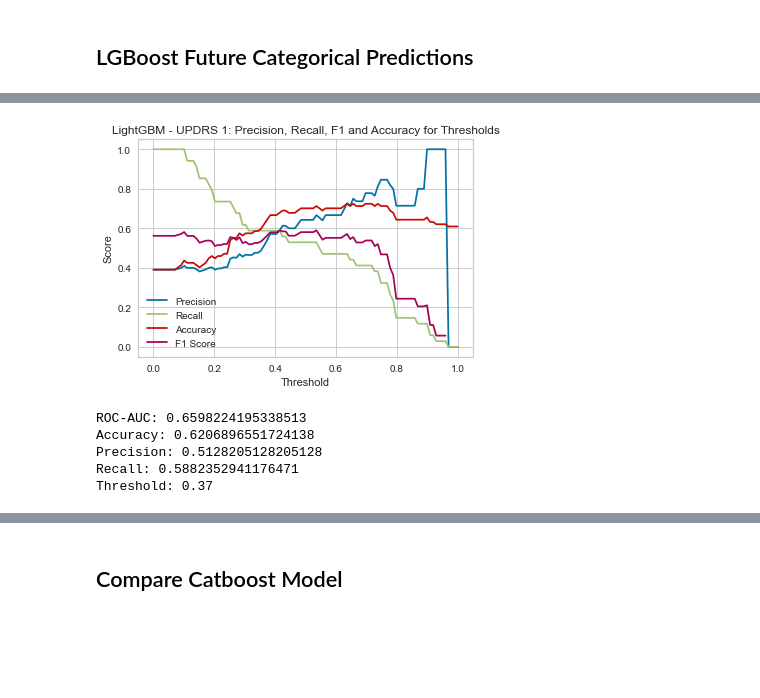
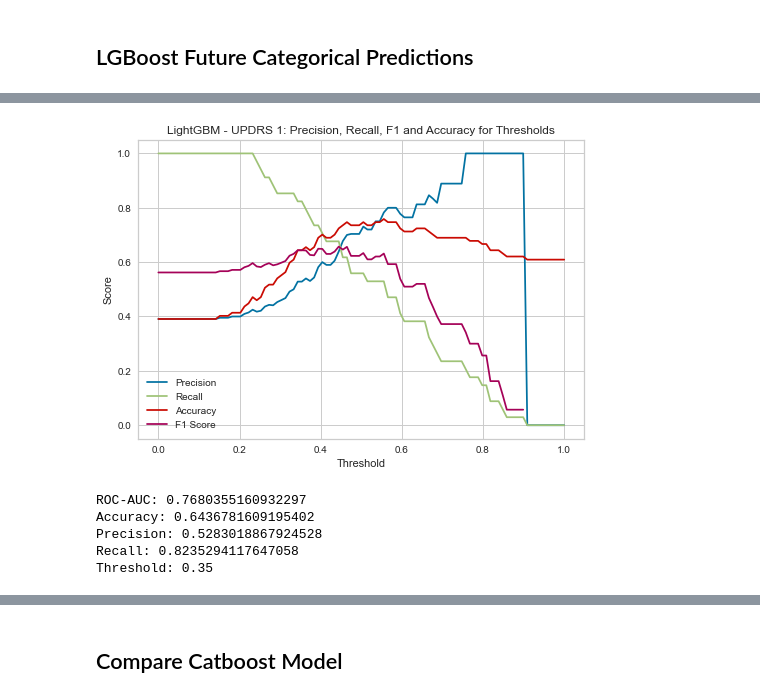
Before and after one commit to dagartga/Boosted-Models-for-Parkinsons-Prediction, a Jupyter notebook: parkinsons_1/notebooks/Compare_medication_SMOTE_1yr_Models.ipynb, the cells around one changed output, grey strips where cells are left out. Drawn from its saved outputs; the diff is of its cells as text; code cells hidden in the pictures; blank space fills up the shorter version.

```diff
--- a/parkinsons_1/notebooks/Compare_medication_SMOTE_1yr_Models.ipynb
+++ b/parkinsons_1/notebooks/Compare_medication_SMOTE_1yr_Models.ipynb
@@ -632,6 +427,6 @@ Train AUC = 1.0
 # %%
 # Load the saved model
-model = joblib.load('../models/xgboost_updrs_1_model_max_depth_meds.sav')
+model = joblib.load('../models/xgboost_updrs_1_model_hyperopt_smote_meds.sav')
 
 # Make predictions on the test data
 X_test1 = updrs1_yr_test.drop(columns=['updrs_1_cat', 'kfold', 'visit_id', 'patient_id', 'updrs_1'])
@@ -643,8 +438,8 @@ preds = model.predict_proba(X_test1)[:, 1]
 plot_precision_recall_accuracy(y_test1, preds, 'UPDRS 1', 'XGBoost')
 
 print("ROC-AUC:", roc_auc_score(y_test1, preds),\
-    "\nAccuracy:", accuracy_score(y_test1, preds>0.33), \
-    "\nPrecision:", precision_score(y_test1, preds>0.33), \
-    "\nRecall:", recall_score(y_test1, preds>0.33), \
-        "\nThreshold: 0.33")
+    "\nAccuracy:", accuracy_score(y_test1, preds>0.5), \
+    "\nPrecision:", precision_score(y_test1, preds>0.5), \
+    "\nRecall:", recall_score(y_test1, preds>0.5), \
+        "\nThreshold: 0.5")
 # %% [output]
@@ -657,6 +452,6 @@ Threshold: 0.33
 # %%
 # Load the saved model
-model = joblib.load('../models/xgboost_updrs_2_model_max_depth_meds.sav')
+model = joblib.load('../models/xgboost_updrs_2_model_hyperopt_smote_meds.sav')
 
 # Make predictions on the test data
 X_test2 = updrs2_yr_test.drop(columns=['updrs_2_cat', 'kfold', 'visit_id', 'patient_id', 'updrs_2'])
@@ -669,8 +464,8 @@ print(roc_auc_score(y_test2, preds), accuracy_score(y_test2, preds>0.33), precis
 plot_precision_recall_accuracy(y_test2, preds, 'UPDRS 2', 'XGBoost')
 
 print("ROC-AUC:", roc_auc_score(y_test2, preds),\
-    "\nAccuracy:", accuracy_score(y_test2, preds>0.25), \
-    "\nPrecision:", precision_score(y_test2, preds>0.25), \
-    "\nRecall:", recall_score(y_test2, preds>0.25), \
-    "\nThreshold: 0.25")
+    "\nAccuracy:", accuracy_score(y_test2, preds>0.33), \
+    "\nPrecision:", precision_score(y_test2, preds>0.33), \
+    "\nRecall:", recall_score(y_test2, preds>0.33), \
+    "\nThreshold: 0.33")
 # %% [output]
@@ -684,6 +479,6 @@ Threshold: 0.25
 # %%
 # Load the saved model
-model = joblib.load('../models/xgboost_updrs_3_model_max_depth_meds.sav')
+model = joblib.load('../models/xgboost_updrs_3_model_hyperopt_smote_meds.sav')
 
 # Make predictions on the test data
 X_test3 = updrs3_yr_test.drop(columns=['updrs_3_cat', 'kfold', 'visit_id', 'patient_id', 'updrs_3'])
@@ -696,8 +491,8 @@ print(roc_auc_score(y_test3, preds), accuracy_score(y_test3, preds>0.1), precisi
 plot_precision_recall_accuracy(y_test3, preds, 'UPDRS 3', 'XGBoost')
 
 print("ROC-AUC:", roc_auc_score(y_test3, preds),\
-    "\nAccuracy:", accuracy_score(y_test3, preds>0.31), \
-    "\nPrecision:", precision_score(y_test3, preds>0.31), \
-    "\nRecall:", recall_score(y_test3, preds>0.31), \
-    "\nThreshold: 0.31")
+    "\nAccuracy:", accuracy_score(y_test3, preds>0.52), \
+    "\nPrecision:", precision_score(y_test3, preds>0.52), \
+    "\nRecall:", recall_score(y_test3, preds>0.52), \
+    "\nThreshold: 0.52")
 # %% [output]
@@ -771,6 +579,6 @@ Train AUC = 0.9955947136563876
 # %%
 # Load the saved model
-model = joblib.load('../models/lgboost_updrs_1_model_max_depth_meds.pkl')
+model = joblib.load('../models/lgboost_updrs_1_model_hyperopt_smote_meds.sav')
 
 # Make predictions on the test data
 X_test1 = updrs1_yr_test.drop(columns=['updrs_1_cat', 'kfold', 'visit_id', 'patient_id', 'updrs_1'])
@@ -783,8 +591,8 @@ print(roc_auc_score(y_test1, preds), accuracy_score(y_test1, preds>0.25), precis
 plot_precision_recall_accuracy(y_test1, preds, 'UPDRS 1', 'LightGBM')
 
 print("ROC-AUC:", roc_auc_score(y_test1, preds),\
-    "\nAccuracy:", accuracy_score(y_test1, preds>0.37), \
-    "\nPrecision:", precision_score(y_test1, preds>0.37), \
-    "\nRecall:", recall_score(y_test1, preds>0.37), \
-    "\nThreshold: 0.37")
+    "\nAccuracy:", accuracy_score(y_test1, preds>0.35), \
+    "\nPrecision:", precision_score(y_test1, preds>0.35), \
+    "\nRecall:", recall_score(y_test1, preds>0.35), \
+    "\nThreshold: 0.35")
 # %% [output]
@@ -792,9 +608,9 @@ print("ROC-AUC:", roc_auc_score(y_test1, preds),\
-[figure, old version]
+[figure, new version]
-ROC-AUC: 0.6598224195338513
-Accuracy: 0.6206896551724138
-Precision: 0.5128205128205128
-Recall: 0.5882352941176471
-Threshold: 0.37
+ROC-AUC: 0.7680355160932297
+Accuracy: 0.6436781609195402
+Precision: 0.5283018867924528
+Recall: 0.8235294117647058
+Threshold: 0.35
 # %%
 
 # Load the saved model
```
Also changed, not shown: parts of 68 cells of this notebook, 13 other files.
